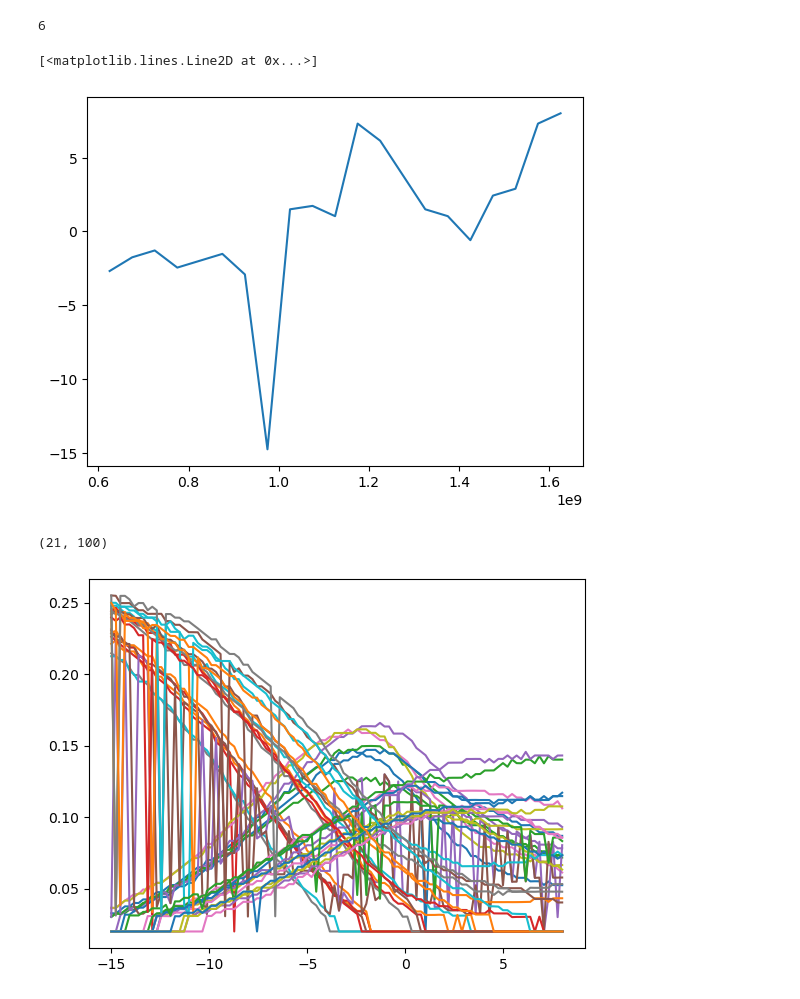
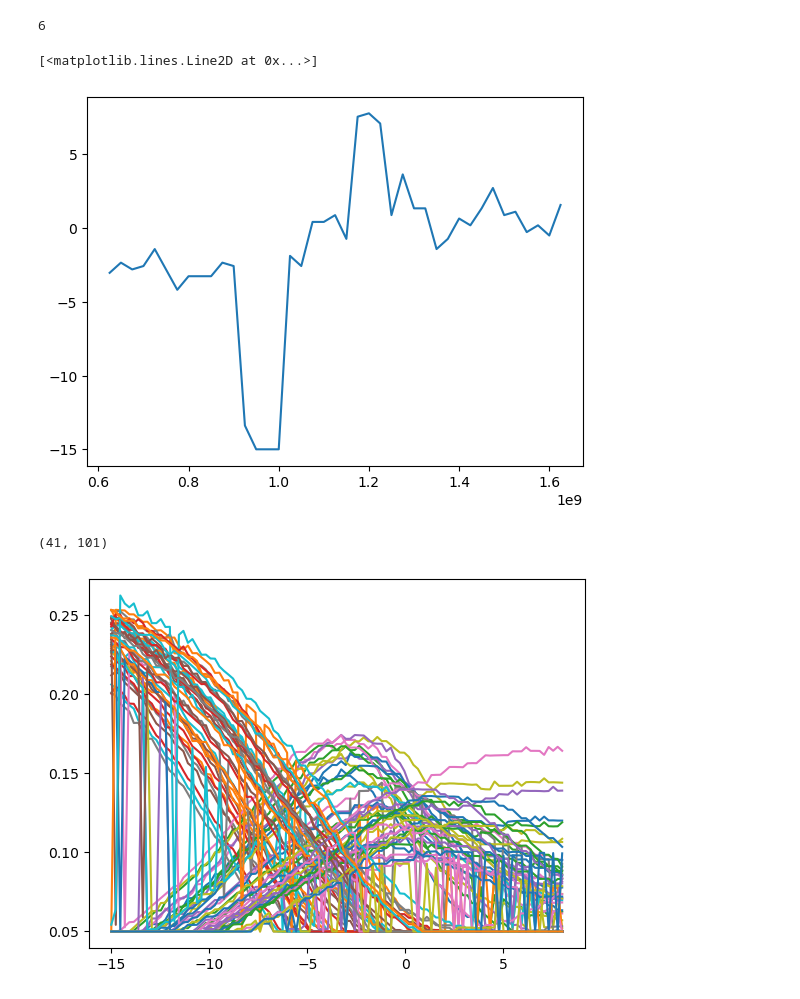
Before and after one commit to yyhshdu1/new_cavity, a Jupyter notebook: windfreak/SG_scope_driver.ipynb, the cells around one changed output. Drawn from its saved outputs; the diff is of its cells as text; code cells hidden in the pictures.

Commit message:
scan 3 plots

```diff
--- a/windfreak/SG_scope_driver.ipynb
+++ b/windfreak/SG_scope_driver.ipynb
@@ -84,8 +84,9 @@ synthd[rf_out].enable = False
 zero_amp_all = []
 fir_amp_all = []
 pow_max_all = []
-power_scan = np.linspace(-15, 8, 100)
-fre_scan = np.linspace(625e6,1625e6,21)
+scan_data = []
+power_scan = np.linspace(-15, 8, 101)
+fre_scan = np.linspace(625e6,1625e6,41)
 
 for rf_fre in tqdm.tqdm(fre_scan):
     synthd[rf_out].enable = False
@@ -103,12 +104,13 @@ for rf_fre in tqdm.tqdm(fre_scan):
         mod_peak = mod_peak_search(mod_rev_data)
         mod_zero_peak1,mod_zero_peak2, mod_zero_amp = zero_measure(mod_rev_data, ini_peak, mod_peak, ini_reso)
         mod_fir_peak, mod_fir_amp = fir_measure(mod_rev_data, ini_peak, mod_peak, rf_fre,ini_reso)
-        if mod_fir_peak == mod_zero_peak:
-            mode_fir_amp = 0.02
+        if mod_fir_peak == mod_zero_peak2:
+            mode_fir_amp = 0.05
         zero_amp.append(mod_zero_amp)
         fir_amp.append(mod_fir_amp)
         #time.sleep(1)
     pow_max = power_scan[fir_amp.index(max(fir_amp))]
+    scan_data.append([rf_fre,pow_max])
     pow_max_all.append(pow_max)
     zero_amp_all.append(zero_amp)
     fir_amp_all.append(fir_amp)
@@ -121,8 +123,8 @@ scope.write(":RUN")
 plt.plot(fre_scan,pow_max_all)
 # %% [output]
 [<matplotlib.lines.Line2D at 0x...>]
-[figure, old version]
+[figure, new version]
 # %%
 np.asarray(fir_amp_all).shape
 # %% [output]
-(21, 100)
+(41, 101)
@@ -129,7 +137,7 @@ np.asarray(fir_amp_all).shape
 # %%
-for i in range(21):
+for i in range(41):
     plt.plot(power_scan,fir_amp_all[i])
     plt.plot(power_scan,zero_amp_all[i])
 # %% [output]
-[figure, old version]
+[figure, new version]
 # %%
```
Also changed, not shown: parts of 4 cells of this notebook, 1 other file.
